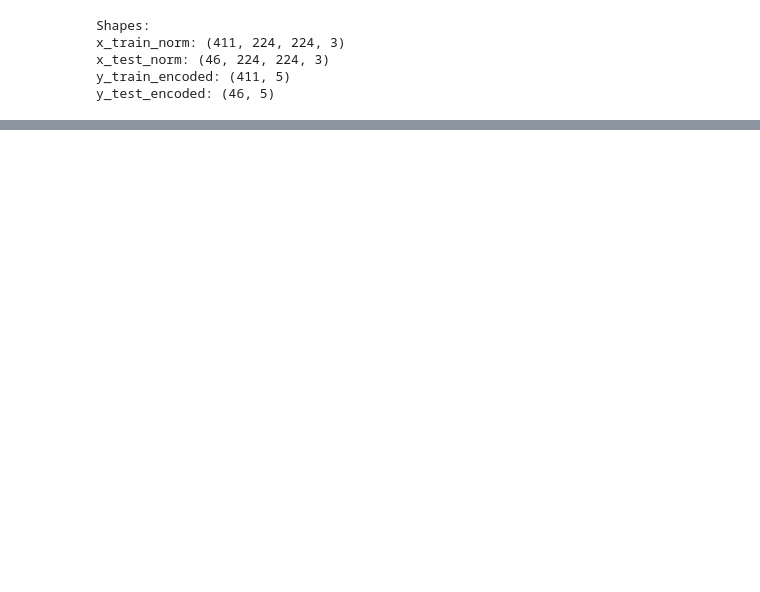
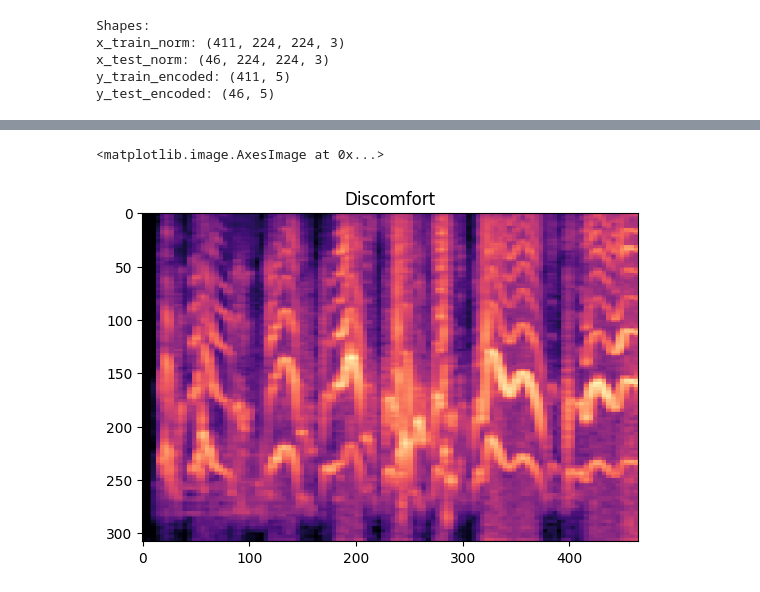
Before and after one commit to Deepak-Ragavendra/Smart_AI_Powered_Child_Safety_Jewelry, a Jupyter notebook: main.ipynb, the cells around one changed output, grey strips where cells are left out. Drawn from its saved outputs; the diff is of its cells as text; code cells hidden in the pictures; blank space fills up the shorter version.

```diff
--- a/main.ipynb
+++ b/main.ipynb
@@ -297,0 +336,7 @@ Predicted class: hungry, Confidence: 0.30
+# %%
+
+plt.title("Discomfort")
+plt.imshow(Image.open("/content/processed/discomfort/10A40438-09AA-4A21-83B4-8119F03F7A11-1430925142-1.0-f-26-dc.png"))
+# %% [output]
+<matplotlib.image.AxesImage at 0x...>
+[figure, added]
```
Also changed, not shown: parts of 32 cells of this notebook.
